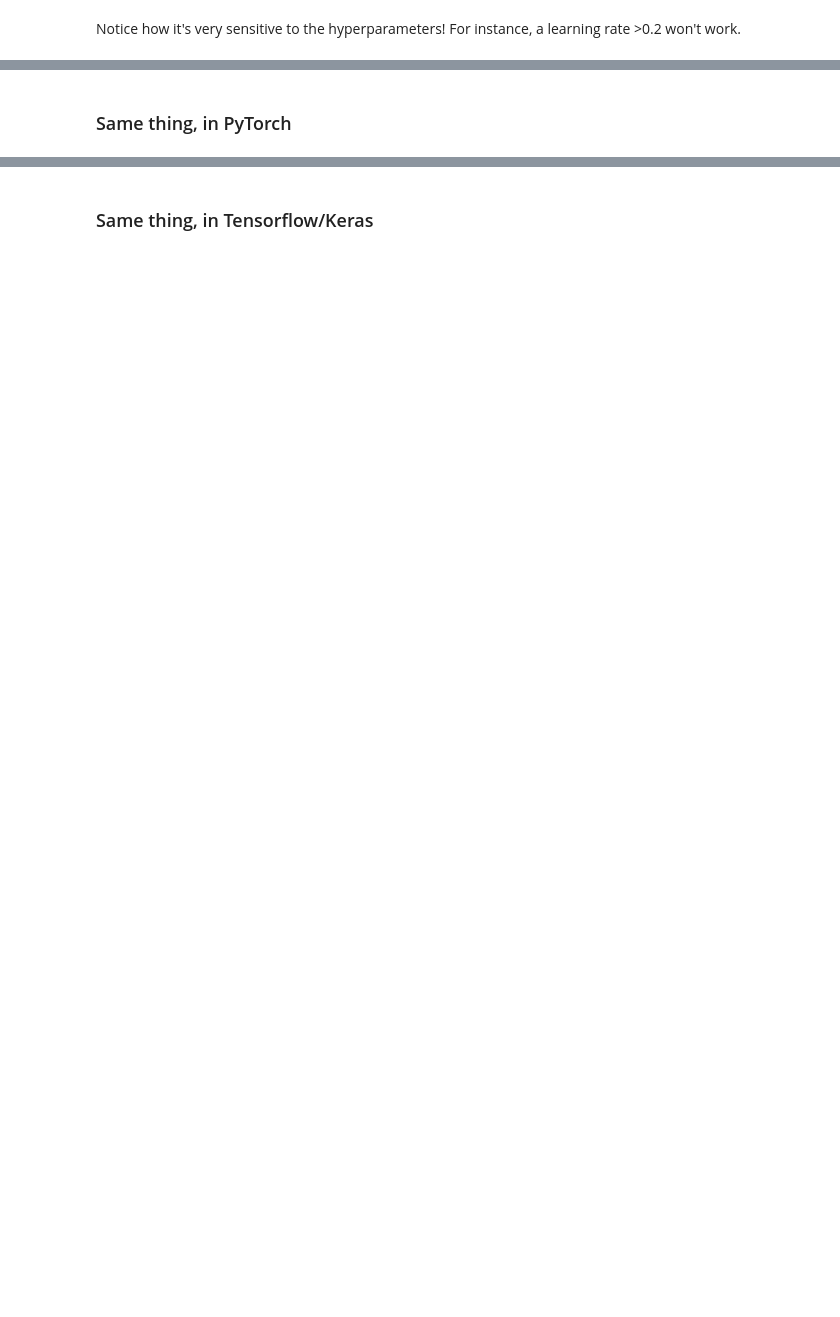
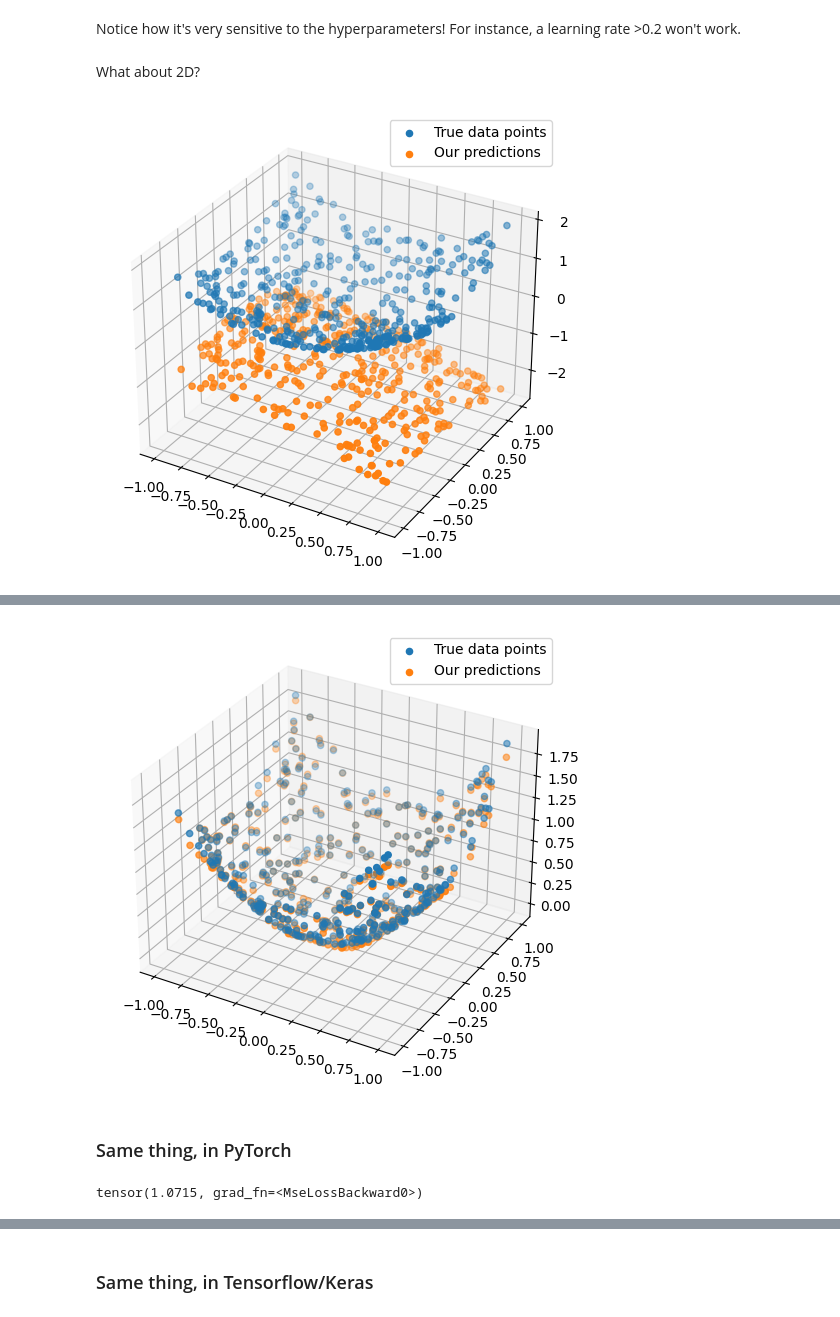
Before and after one commit to seub/NN, a Jupyter notebook: 3.basic-MLP.ipynb, the cells around one changed output, grey strips where cells are left out. Cells and saved outputs as stored; diff of their text form; code cells hidden in the pictures; blank space fills up the shorter version.

```diff
--- a/3.basic-MLP.ipynb
+++ b/3.basic-MLP.ipynb
@@ -685,2 +696,32 @@ Epoch 50: loss = 0.0015813101215231013
 # %% [markdown]
 Notice how it's very sensitive to the hyperparameters! For instance, a learning rate >0.2 won't work.
+# %% [markdown]
+What about 2D?
+# %%
+nb_datapoints = 400
+input_dim = 2
+output_dim = 1
+
+def fbar(x):
+    return (x**2).sum(axis=1)[..., None]
+
+x = np.random.uniform(-1, 1, (nb_datapoints, input_dim))
+
+
+
+nb_hidden = 20
+lin1 = LinearLayer(input_dim, nb_hidden)
+rel1 = ReluLayer()
+lin2 = LinearLayer(nb_hidden, 1)
+met = MSE()
+model = Model(lin1, rel1, lin2, metric=met)
+model.set_training_data(x)
+model.set_training_labels(true_function=fbar)
+model.set_training_parameters(batch_size=5, learning_rate=0.1)
+
+
+model.plot3d()
+model.train(100)
+model.plot3d()
+# %% [output]
+[figure, added]
@@ -687,3 +745,4 @@ Notice how it's very sensitive to the hyperparameters! For instance, a learning
+[figure, added]
 # %% [markdown]
 ### Same thing, in PyTorch
 # %%
@@ -692,26 +751,35 @@ import torch.nn as nn
 
 
 class TorchModel(nn.Module):
-  def __init__(self, input_dim, num_hidden):
+  def __init__(self, input_dim, nb_hidden):
     super().__init__()
-    self.linear1 = nn.Linear(input_dim, num_hidden)
+    self.lin1 = nn.Linear(input_dim, nb_hidden)
     self.relu = nn.ReLU()
-    self.linear2 = nn.Linear(num_hidden, 1)
+    self.lin2 = nn.Linear(nb_hidden, 1)
 
   def forward(self, x):
-    l1 = self.linear1(x)
-    r = self.relu(l1)
-    l2 = self.linear2(r)
-    return l2
+    x = self.lin1(x)
+    x = self.relu(x)
+    x = self.lin2(x)
+    return x
 
+input_dim = 2
+nb_datapoints = 400
+nb_hidden = 20
+
+x = np.random.uniform(-1, 1, (nb_datapoints, input_dim))
+y_true = (x**2).sum(axis=1)[..., None]
 
 loss = nn.MSELoss()
-model = TorchModel(d, 10)
+model = TorchModel(input_dim, nb_hidden)
+
 x_tensor = torch.tensor(x).float()
 y_true_tensor = torch.tensor(y_true).float()
 y_pred_tensor = model(x_tensor)
 loss_value = loss(y_pred_tensor, y_true_tensor)
 print(loss_value)
+# %% [output]
+tensor(1.0715, grad_fn=<MseLossBackward0>)
 # %%
 # Test just one forward and backward step
 optimizer = torch.optim.SGD(model.parameters(), lr=0.1)
```
Also changed, not shown: parts of 18 cells of this notebook, 3 other files.
